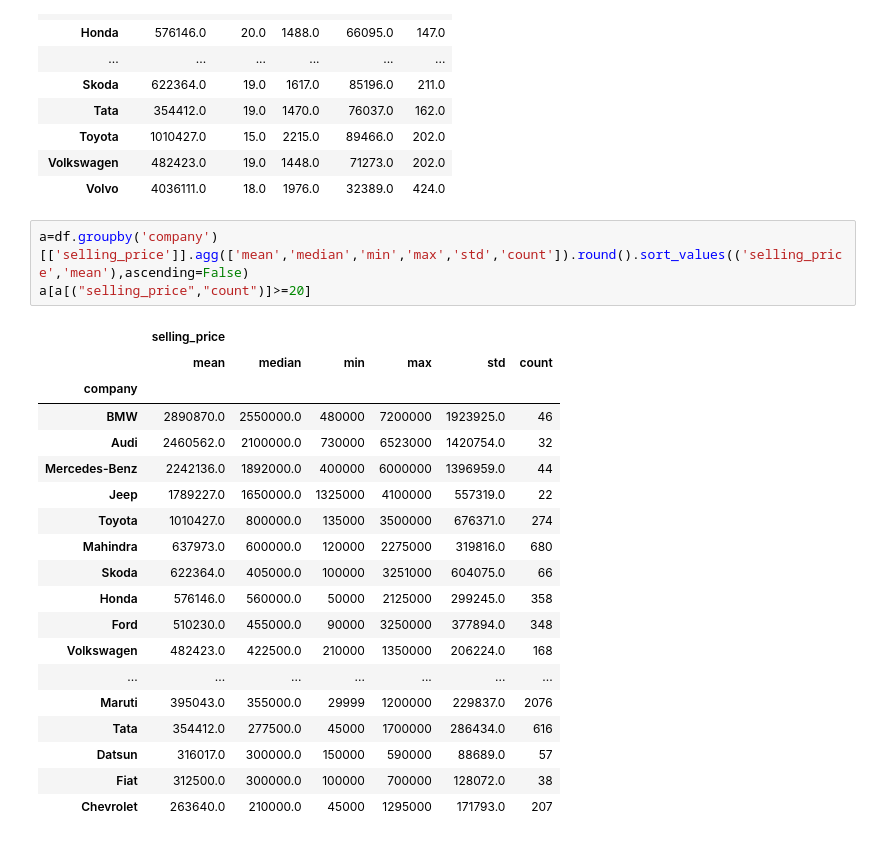
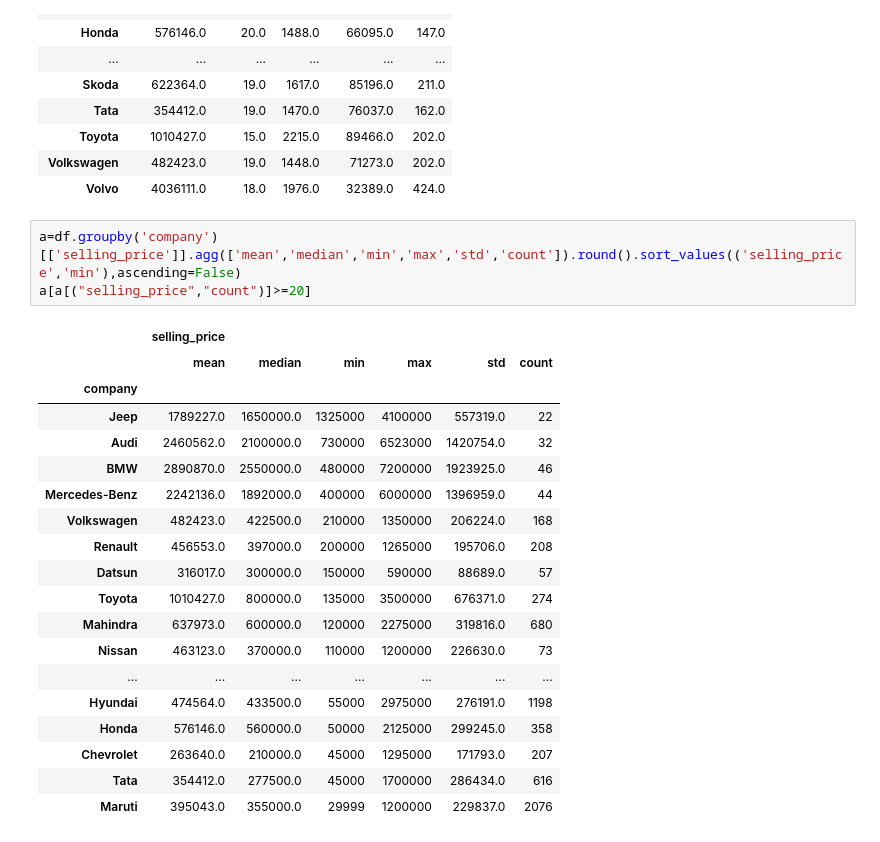
Before and after one commit to aruncb2/pandas, a Jupyter notebook: reading_files_to_df.ipynb, the cells around one changed output. Saved outputs shown, nothing was run; the diff lists cells and outputs as text.

```diff
--- a/reading_files_to_df.ipynb
+++ b/reading_files_to_df.ipynb
@@ -1109,25 +1109,25 @@ df.groupby('company')[['selling_price','mileage','engine','km_driven','torque']]
 | Volkswagen | 482423.0 | 19.0 | 1448.0 | 71273.0 | 202.0 |
 | Volvo | 4036111.0 | 18.0 | 1976.0 | 32389.0 | 424.0 |
 # %%
-a=df.groupby('company')[['selling_price']].agg(['mean','median','min','max','std','count']).round().sort_values(('selling_price','mean'),ascending=False)
+a=df.groupby('company')[['selling_price']].agg(['mean','median','min','max','std','count']).round().sort_values(('selling_price','min'),ascending=False)
 a[a[("selling_price","count")]>=20]
 # %% [output]
 |  | selling_price |  |  |  |  |  |
 |  | mean | median | min | max | std | count |
 | company |  |  |  |  |  |  |
+| Jeep | 1789227.0 | 1650000.0 | 1325000 | 4100000 | 557319.0 | 22 |
+| Audi | 2460562.0 | 2100000.0 | 730000 | 6523000 | 1420754.0 | 32 |
 | BMW | 2890870.0 | 2550000.0 | 480000 | 7200000 | 1923925.0 | 46 |
-| Audi | 2460562.0 | 2100000.0 | 730000 | 6523000 | 1420754.0 | 32 |
 | Mercedes-Benz | 2242136.0 | 1892000.0 | 400000 | 6000000 | 1396959.0 | 44 |
-| Jeep | 1789227.0 | 1650000.0 | 1325000 | 4100000 | 557319.0 | 22 |
+| Volkswagen | 482423.0 | 422500.0 | 210000 | 1350000 | 206224.0 | 168 |
+| Renault | 456553.0 | 397000.0 | 200000 | 1265000 | 195706.0 | 208 |
+| Datsun | 316017.0 | 300000.0 | 150000 | 590000 | 88689.0 | 57 |
 | Toyota | 1010427.0 | 800000.0 | 135000 | 3500000 | 676371.0 | 274 |
 | Mahindra | 637973.0 | 600000.0 | 120000 | 2275000 | 319816.0 | 680 |
-| Skoda | 622364.0 | 405000.0 | 100000 | 3251000 | 604075.0 | 66 |
+| Nissan | 463123.0 | 370000.0 | 110000 | 1200000 | 226630.0 | 73 |
+| ... | ... | ... | ... | ... | ... | ... |
+| Hyundai | 474564.0 | 433500.0 | 55000 | 2975000 | 276191.0 | 1198 |
 | Honda | 576146.0 | 560000.0 | 50000 | 2125000 | 299245.0 | 358 |
-| Ford | 510230.0 | 455000.0 | 90000 | 3250000 | 377894.0 | 348 |
-| Volkswagen | 482423.0 | 422500.0 | 210000 | 1350000 | 206224.0 | 168 |
-| ... | ... | ... | ... | ... | ... | ... |
+| Chevrolet | 263640.0 | 210000.0 | 45000 | 1295000 | 171793.0 | 207 |
+| Tata | 354412.0 | 277500.0 | 45000 | 1700000 | 286434.0 | 616 |
 | Maruti | 395043.0 | 355000.0 | 29999 | 1200000 | 229837.0 | 2076 |
-| Tata | 354412.0 | 277500.0 | 45000 | 1700000 | 286434.0 | 616 |
-| Datsun | 316017.0 | 300000.0 | 150000 | 590000 | 88689.0 | 57 |
-| Fiat | 312500.0 | 300000.0 | 100000 | 700000 | 128072.0 | 38 |
-| Chevrolet | 263640.0 | 210000.0 | 45000 | 1295000 | 171793.0 | 207 |
```
Also changed, not shown: parts of 33 cells of this notebook.
